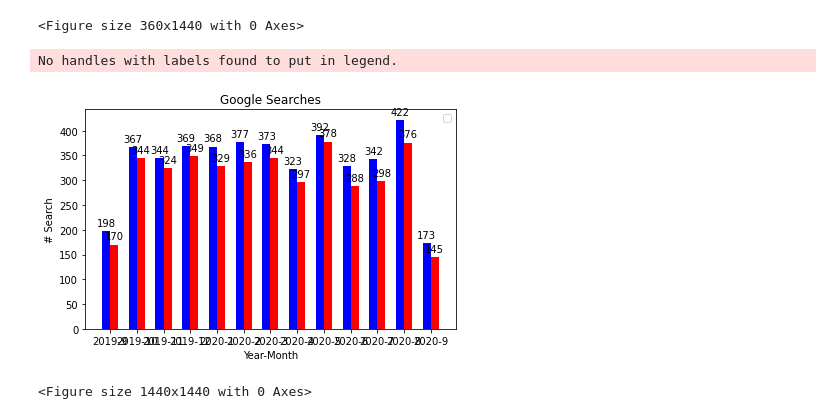
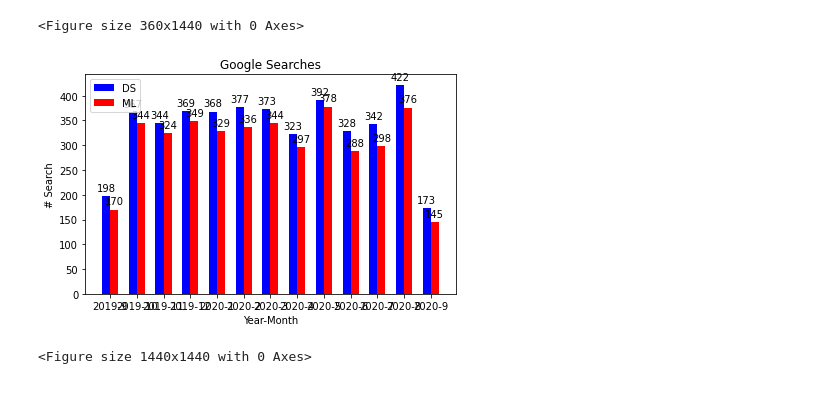
Before and after one commit to GitTInto/DataMining, a Jupyter notebook: Exercise_3_2.ipynb, the cells around one changed output. Drawn from its saved outputs; the diff is of its cells as text; code cells hidden in the pictures.

```diff
--- a/Exercise_3_2.ipynb
+++ b/Exercise_3_2.ipynb
@@ -84,36 +84,36 @@ plt.figure(figsize=(5,20))
 # %%
 width =0.3
 x = np.arange(len(Year_Month))
 
 fig, ax = plt.subplots()
 
 rects1 = ax.bar(x-width/2, Data_science, width=width, color='blue')
 rects2 = ax.bar(x+ width/2, Machine_learning, width=width, color='red')
 ax.set_xticks(x)
 ax.set_xticklabels(Year_Month)
 ax.set_ylabel('# Search')
 ax.set_xlabel('Year-Month')
 ax.set_title('Google Searches')
-ax.legend()
+#ax.legend()
 
 def autolabel(rects):
     """Attach a text label above each bar in *rects*, displaying its height."""
     for rect in rects:
         height = rect.get_height()
         ax.annotate('{}'.format(height),
                     xy=(rect.get_x() + rect.get_width() / 2, height),
                     xytext=(0, 3),  # 3 points vertical offset
                     textcoords="offset points",
                     ha='center', va='bottom')
 
 autolabel(rects1)
 autolabel(rects2)
 
 fig.tight_layout()
+plt.legend([rects1, rects2], ['DS','ML'])
 plt.show()
 # %% [output]
-No handles with labels found to put in legend.
-[figure, old version]
+[figure, new version]
 # %%
 fig = plt.figure(figsize=(20,20))
 fig, (ax1, ax2) = plt.subplots(1,2)
```
